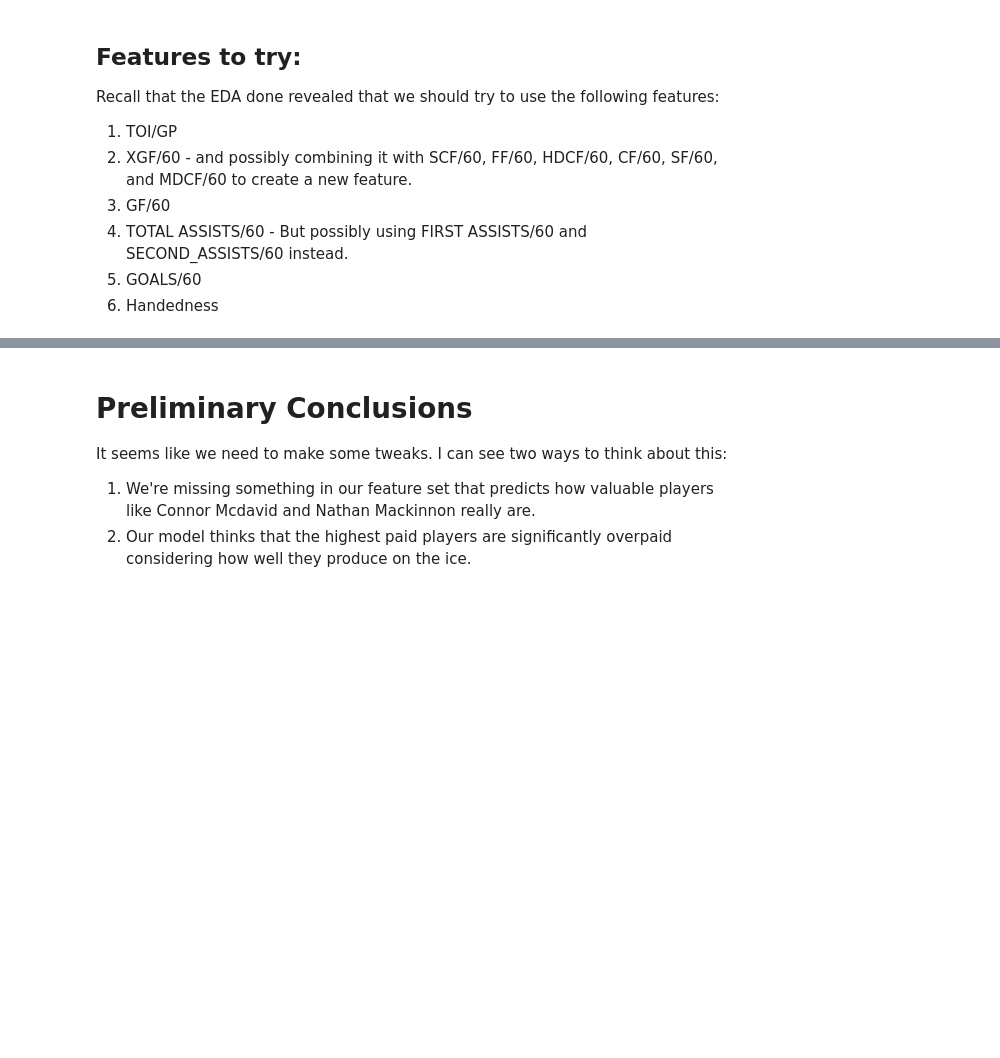
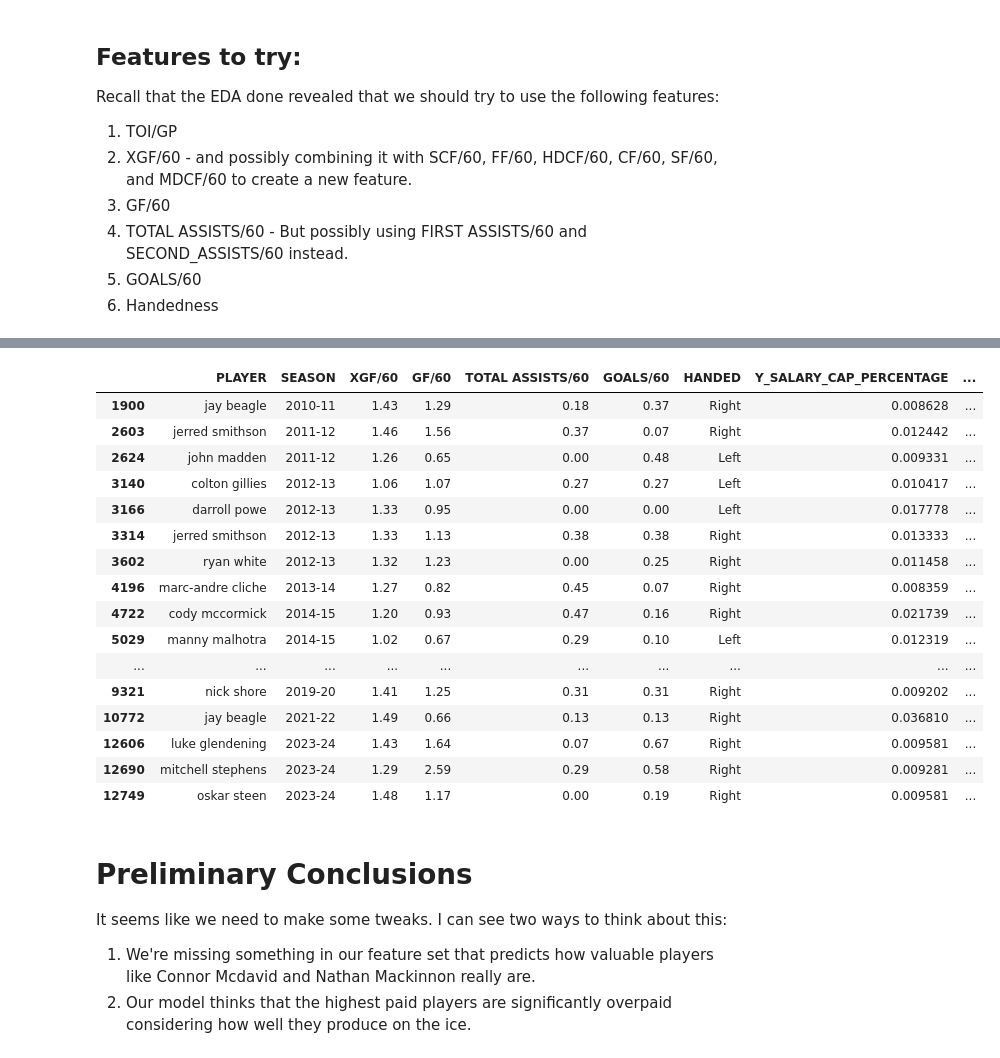
Before and after one commit to MichaelKuby/CMPT733_CapstoneProject_NHLPlayerValue, a Jupyter notebook: Hockey_Salary_Research/Script/5_ModelTraining/0_C_Model_Train.ipynb, the cells around one changed output, grey strips where cells are left out. Cells and saved outputs as stored; diff of their text form; code cells hidden in the pictures; blank space fills up the shorter version.

```diff
--- a/Hockey_Salary_Research/Script/5_ModelTraining/0_C_Model_Train.ipynb
+++ b/Hockey_Salary_Research/Script/5_ModelTraining/0_C_Model_Train.ipynb
@@ -117,3 +161,25 @@ top_centers[['PLAYER', 'Y_SALARY_CAP_PERCENTAGE', 'predicted_salary', 'salary_di
+# %%
+# Find all centers with a predicted salary that is negative
+negative_centers = centers[centers['PREDICTED_SALARY'] < 0]
+negative_centers[['PLAYER', 'SEASON'] + numerical_features + categorical_features + ['Y_SALARY_CAP_PERCENTAGE', 'PREDICTED_SALARY']]
+# %% [output]
+|  | PLAYER | SEASON | XGF/60 | GF/60 | TOTAL ASSISTS/60 | GOALS/60 | HANDED | Y_SALARY_CAP_PERCENTAGE | ... |
+| 1900 | jay beagle | 2010-11 | 1.43 | 1.29 | 0.18 | 0.37 | Right | 0.008628 | ... |
+| 2603 | jerred smithson | 2011-12 | 1.46 | 1.56 | 0.37 | 0.07 | Right | 0.012442 | ... |
+| 2624 | john madden | 2011-12 | 1.26 | 0.65 | 0.00 | 0.48 | Left | 0.009331 | ... |
+| 3140 | colton gillies | 2012-13 | 1.06 | 1.07 | 0.27 | 0.27 | Left | 0.010417 | ... |
+| 3166 | darroll powe | 2012-13 | 1.33 | 0.95 | 0.00 | 0.00 | Left | 0.017778 | ... |
+| 3314 | jerred smithson | 2012-13 | 1.33 | 1.13 | 0.38 | 0.38 | Right | 0.013333 | ... |
+| 3602 | ryan white | 2012-13 | 1.32 | 1.23 | 0.00 | 0.25 | Right | 0.011458 | ... |
+| 4196 | marc-andre cliche | 2013-14 | 1.27 | 0.82 | 0.45 | 0.07 | Right | 0.008359 | ... |
+| 4722 | cody mccormick | 2014-15 | 1.20 | 0.93 | 0.47 | 0.16 | Right | 0.021739 | ... |
+| 5029 | manny malhotra | 2014-15 | 1.02 | 0.67 | 0.29 | 0.10 | Left | 0.012319 | ... |
+| ... | ... | ... | ... | ... | ... | ... | ... | ... | ... |
+| 9321 | nick shore | 2019-20 | 1.41 | 1.25 | 0.31 | 0.31 | Right | 0.009202 | ... |
+| 10772 | jay beagle | 2021-22 | 1.49 | 0.66 | 0.13 | 0.13 | Right | 0.036810 | ... |
+| 12606 | luke glendening | 2023-24 | 1.43 | 1.64 | 0.07 | 0.67 | Right | 0.009581 | ... |
+| 12690 | mitchell stephens | 2023-24 | 1.29 | 2.59 | 0.29 | 0.58 | Right | 0.009281 | ... |
+| 12749 | oskar steen | 2023-24 | 1.48 | 1.17 | 0.00 | 0.19 | Right | 0.009581 | ... |
 # %% [markdown]
 # Preliminary Conclusions
 It seems like we need to make some tweaks. I can see two ways to think about this:
```
Also changed, not shown: parts of 7 cells of this notebook.
